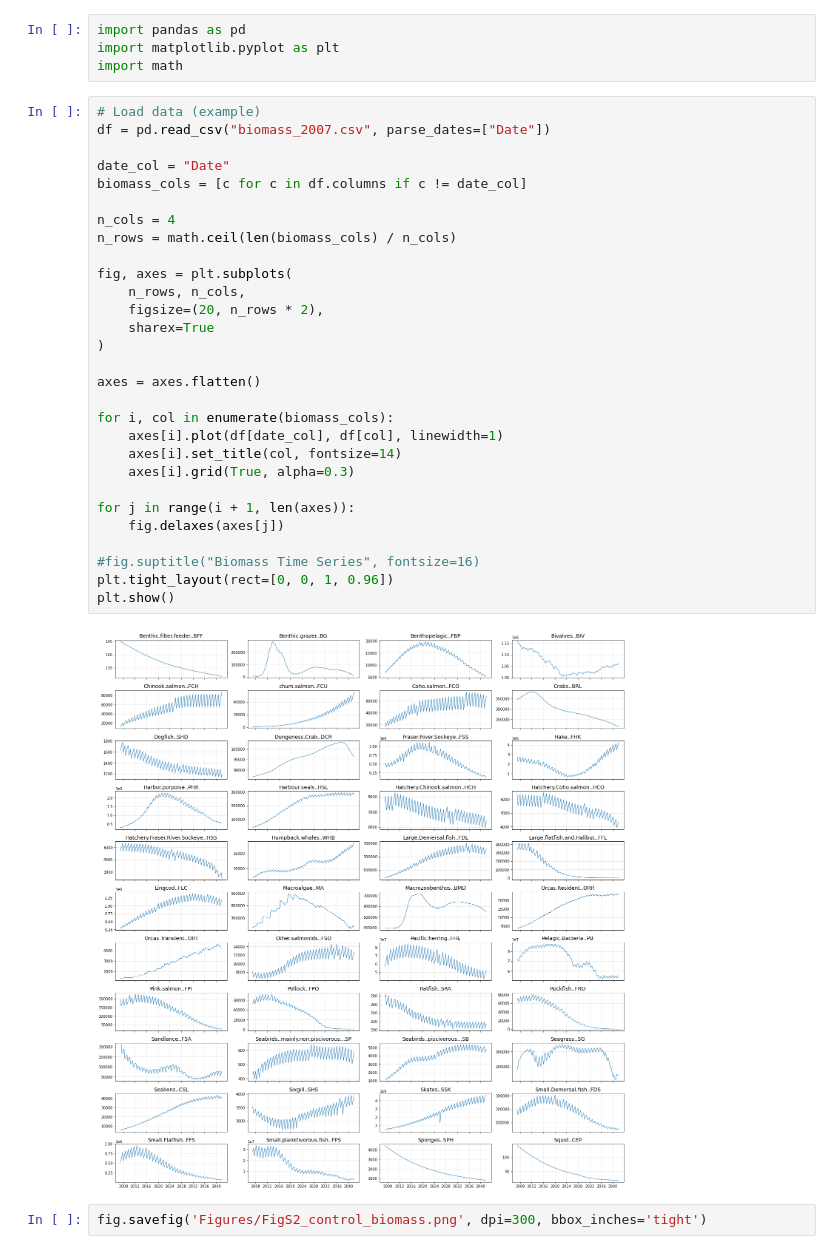
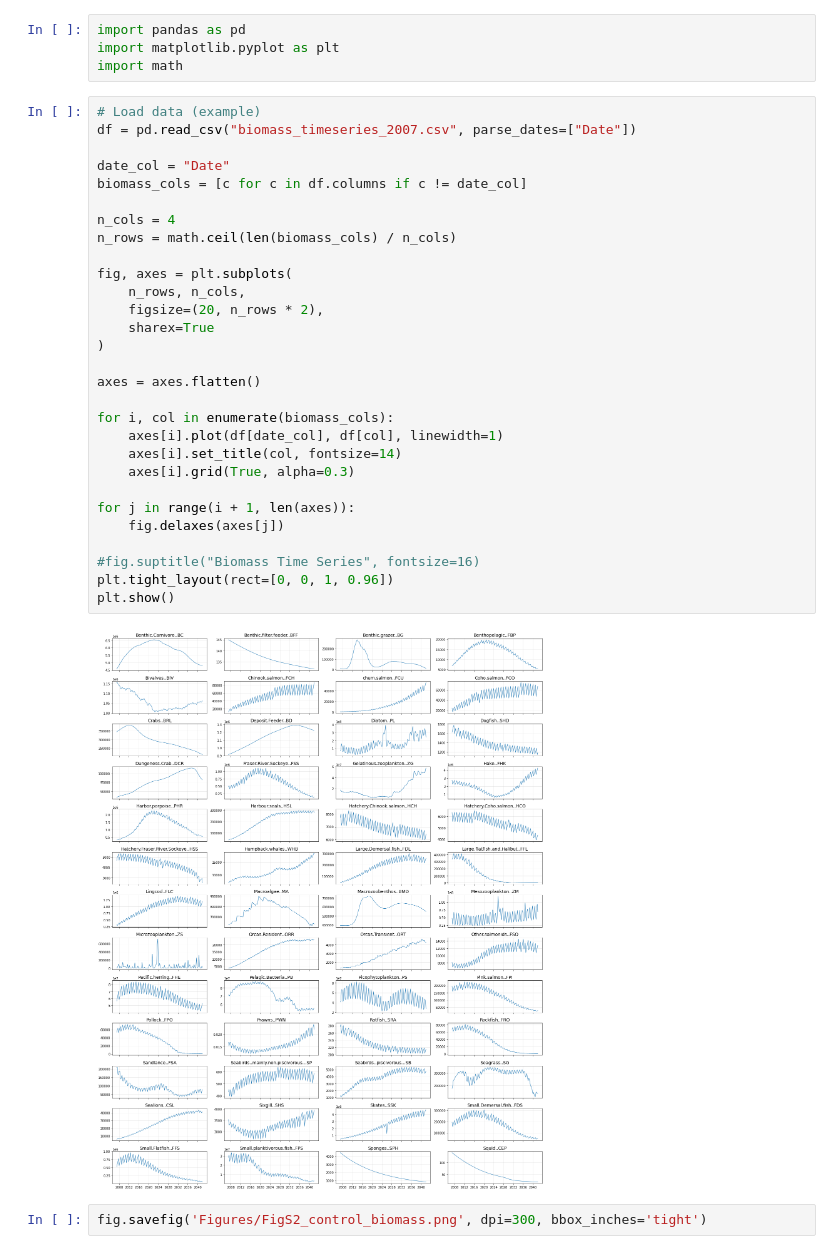
Before and after one commit to SS-Atlantis/Lovindeeretal-MPRI1paper, a Jupyter notebook: calibration.ipynb, the cells around one changed output. Drawn from its saved outputs; the diff is of its cells as text.

```diff
--- a/calibration.ipynb
+++ b/calibration.ipynb
@@ -4,34 +4,34 @@ import matplotlib.pyplot as plt
 import math
 # %%
 # Load data (example)
-df = pd.read_csv("biomass_2007.csv", parse_dates=["Date"])
+df = pd.read_csv("biomass_timeseries_2007.csv", parse_dates=["Date"])
 
 date_col = "Date"
 biomass_cols = [c for c in df.columns if c != date_col]
 
 n_cols = 4
 n_rows = math.ceil(len(biomass_cols) / n_cols)
 
 fig, axes = plt.subplots(
     n_rows, n_cols,
     figsize=(20, n_rows * 2),
     sharex=True
 )
 
 axes = axes.flatten()
 
 for i, col in enumerate(biomass_cols):
     axes[i].plot(df[date_col], df[col], linewidth=1)
     axes[i].set_title(col, fontsize=14)
     axes[i].grid(True, alpha=0.3)
 
 for j in range(i + 1, len(axes)):
     fig.delaxes(axes[j])
 
 #fig.suptitle("Biomass Time Series", fontsize=16)
 plt.tight_layout(rect=[0, 0, 1, 0.96])
 plt.show()
 # %% [output]
-[figure, old version]
+[figure, new version]
 # %%
 fig.savefig('Figures/FigS2_control_biomass.png', dpi=300, bbox_inches='tight')
```
